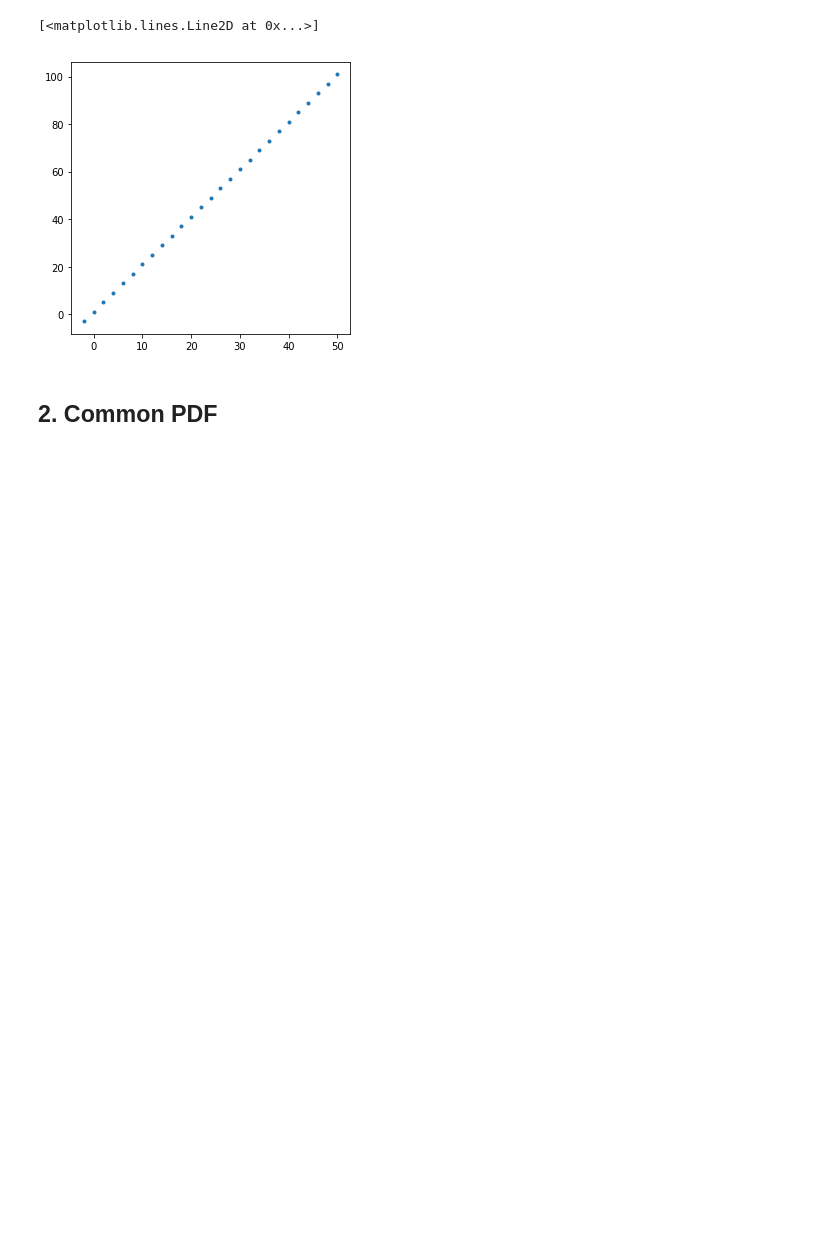
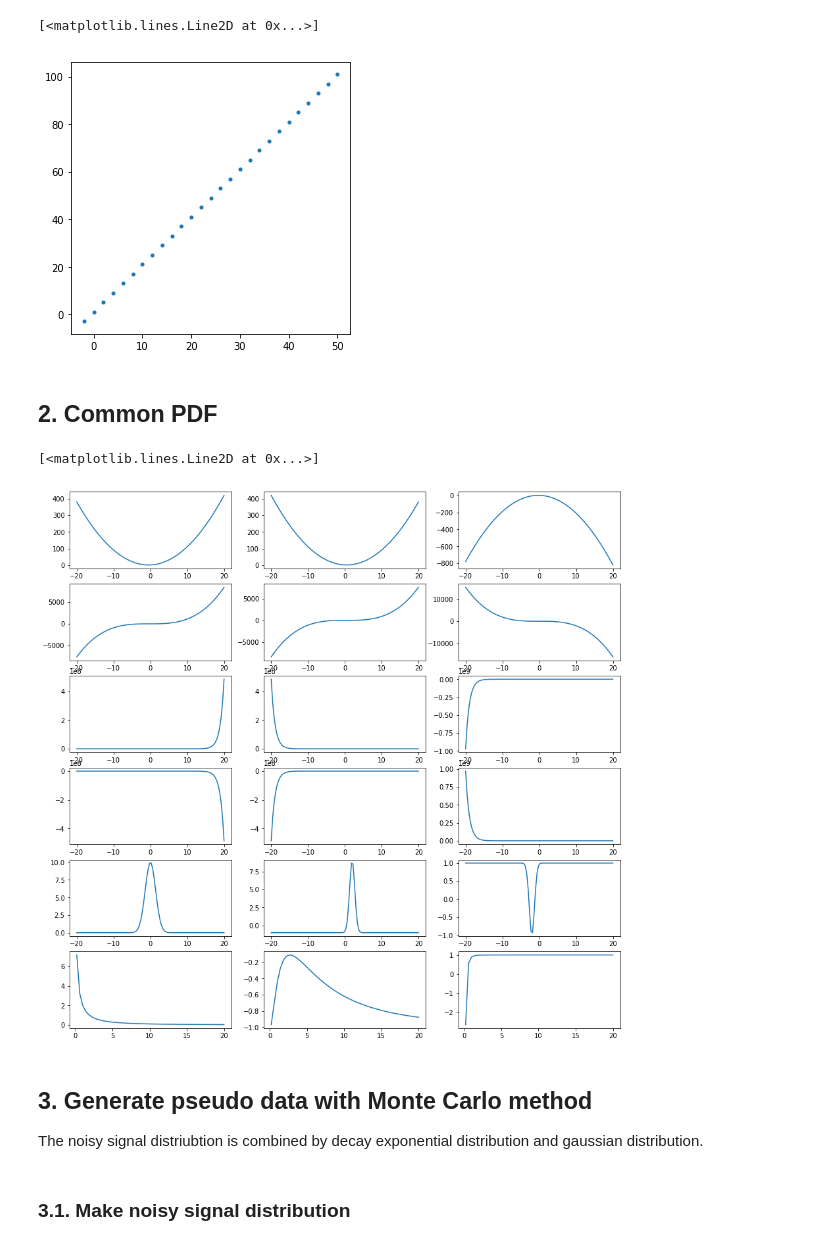
Before and after one commit to juifa-tsai/outreach, a Jupyter notebook: numpy/tutorial_02_pdf.ipynb, the cells around one changed output. Saved outputs shown, nothing was run; the diff lists cells and outputs as text; code cells hidden in the pictures; blank space fills up the shorter version.

```diff
--- a/numpy/tutorial_02_pdf.ipynb
+++ b/numpy/tutorial_02_pdf.ipynb
@@ -58,0 +83,53 @@ PLT.plot(xs, ys, '.')
+# %%
+def linear2(x, a, b, c):
+    return a*x**2 + b*x + c
+
+def linear3(x, a, b, c, d):
+    return a*x**3 + b*x**2 + c*x + d
+
+def exponential(x, a, b, c):
+    return a*NP.exp(b*x) + c
+
+def exponential_plateau(x, a, b, c):
+    return a*(1 - NP.exp(b*x)) + c
+
+def gaussian(x, a, mean, sigma, c):
+    #return a*NP.exp(-1*((x - mean)**2/(2*sigma**2)))/(2*NP.pi*sigma**2) + c
+    return a * NP.exp( - ((x - mean) / sigma) ** 2) + c
+
+def lognormal(x, a, mean, sigma, c):
+    return a*NP.exp(-0.5*((NP.log(x)-mean)/sigma)**2)/x/(sigma*NP.sqrt(2*NP.pi)) + c
+# %%
+fig, axes = PLT.subplots(nrows=6, ncols=3, figsize=[15,15])
+# 2nd order linear
+axes[0][0].plot(xs, linear2(xs, 1, 1, 1))
+axes[0][1].plot(xs, linear2(xs, 1, -1, 1))
+axes[0][2].plot(xs, linear2(xs, -2, -1, 1))
+# 3rd order linear
+axes[1][0].plot(xs, linear3(xs, 1, 1, 1, 1))
+axes[1][1].plot(xs, linear3(xs, 1, -1, 1, 2))
+axes[1][2].plot(xs, linear3(xs, -2, -1, 1, -2))
+# exponential
+axes[2][0].plot(xs, exponential(xs, 1, 1, 1))
+axes[2][1].plot(xs, exponential(xs, 1, -1, 1))
+axes[2][2].plot(xs, exponential(xs, -2, -1, 1))
+# exponential plateau
+axes[3][0].plot(xs, exponential_plateau(xs, 1, 1, 1))
+axes[3][1].plot(xs, exponential_plateau(xs, 1, -1, 1))
+axes[3][2].plot(xs, exponential_plateau(xs, -2, -1, 1))
+# gaussian
+axes[4][0].plot(xs, gaussian(xs, 10, 0, 2, 0))
+axes[4][1].plot(xs, gaussian(xs, 10, 2, 1, -1))
+axes[4][2].plot(xs, gaussian(xs, -2, -2, 1, 1))
+# lognormal
+axes[5][0].plot(xs, lognormal(xs, 10, 0, 2, 0))
+axes[5][1].plot(xs, lognormal(xs, 10, 2, 1, -1))
+axes[5][2].plot(xs, lognormal(xs, -2, -2, 1, 1))
+# %% [output]
+[<matplotlib.lines.Line2D at 0x...>]
+[figure, added]
+# %% [markdown]
+## 3. Generate pseudo data with Monte Carlo method
+The noisy signal distriubtion is combined by decay exponential distribution and gaussian distribution.
+# %% [markdown]
+### 3.1. Make noisy signal distribution
```
Also changed, not shown: parts of 17 cells of this notebook.
